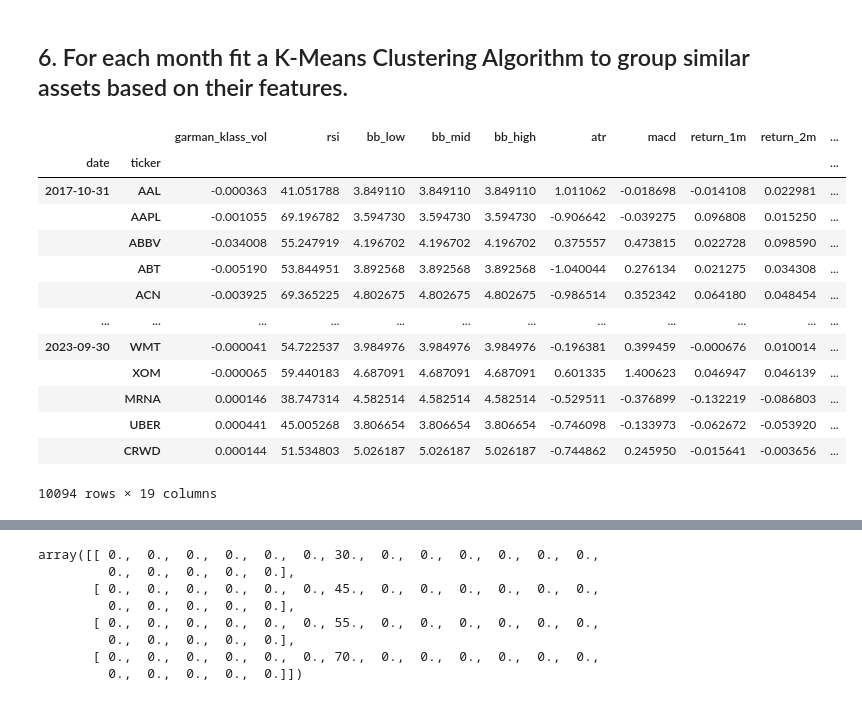
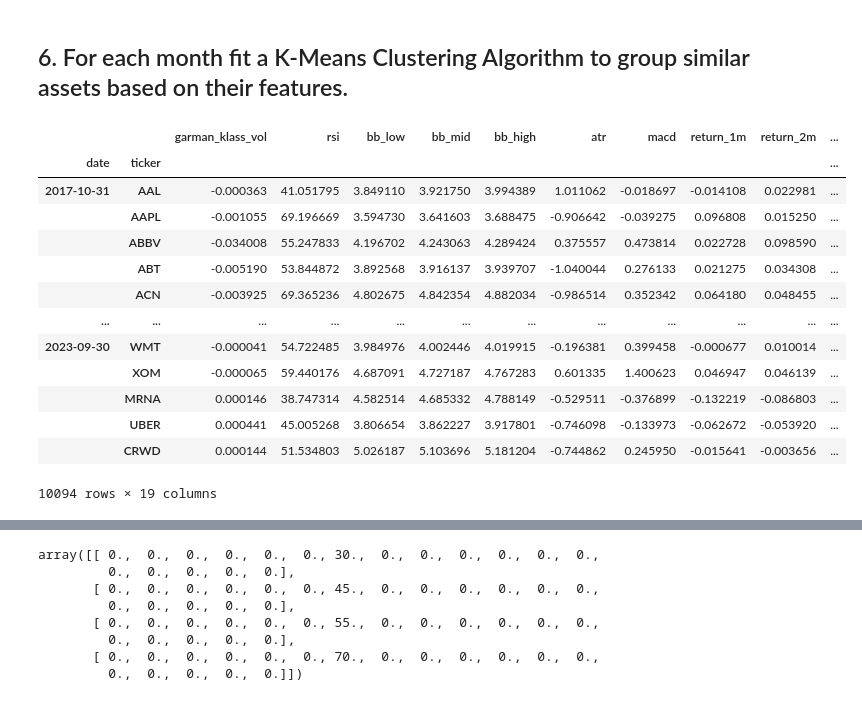
Before and after one commit to VishnuMano/TradingAlgorithm, a Jupyter notebook: ULStrat.ipynb, the cells around one changed output, grey strips where cells are left out. Saved outputs shown, nothing was run; the diff lists cells and outputs as text; code cells hidden in the pictures.

```diff
--- a/ULStrat.ipynb
+++ b/ULStrat.ipynb
@@ -90,17 +100,33 @@ df
 - MACD
 - Dollar Volume
 # %%
-# Garman-Klass Volatility
 df['garman_klass_vol'] = ((np.log(df['high'])-np.log(df['low']))**2)/2-(2*np.log(2)-1)*((np.log(df['adj close'])-np.log(df['open']))**2)
 
-# RSI
 df['rsi'] = df.groupby(level=1)['adj close'].transform(lambda x: pandas_ta.rsi(close=x, length=20))
 
-# Bollinger Bands
-# pandas_ta.bbands(close=df.xs('AAPL', level=1)['adj close'], lengh=20)
 df['bb_low'] = df.groupby(level=1)['adj close'].transform(lambda x: pandas_ta.bbands(close=np.log1p(x), length=20).iloc[:,0])
-df['bb_mid'] = df.groupby(level=1)['adj close'].transform(lambda x: pandas_ta.bbands(close=np.log1p(x), length=20).iloc[:,0])
-df['bb_high'] = df.groupby(level=1)['adj close'].transform(lambda x: pandas_ta.bbands(close=np.log1p(x), length=20).iloc[:,0])
+
+df['bb_mid'] = df.groupby(level=1)['adj close'].transform(lambda x: pandas_ta.bbands(close=np.log1p(x), length=20).iloc[:,1])
+
+df['bb_high'] = df.groupby(level=1)['adj close'].transform(lambda x: pandas_ta.bbands(close=np.log1p(x), length=20).iloc[:,2])
+
+def compute_atr(stock_data):
+    atr = pandas_ta.atr(high=stock_data['high'],
+                        low=stock_data['low'],
+                        close=stock_data['close'],
+                        length=14)
+    return atr.sub(atr.mean()).div(atr.std())
+
+df['atr'] = df.groupby(level=1, group_keys=False).apply(compute_atr)
+
+def compute_macd(close):
+    macd = pandas_ta.macd(close=close, length=20).iloc[:,0]
+    return macd.sub(macd.mean()).div(macd.std())
+
+df['macd'] = df.groupby(level=1, group_keys=False)['adj close'].apply(compute_macd)
+
+df['dollar_volume'] = (df['adj close']*df['volume'])/1e6
+
 df
 # %% [output]
 |  | Price | adj close | close | high | low | open | volume | garman_klass_vol | rsi | bb_low | ... |
@@ -366,32 +357,30 @@ memory usage: 1.4+ MB
 ## 6. For each month fit a K-Means Clustering Algorithm to group similar assets based on their features.
 # %%
 from sklearn.cluster import KMeans
-
-data = data.drop('cluster', axis=1)
 
 def get_clusters(df):
     df['cluster'] = KMeans(n_clusters=4,
                            random_state=0,
                            init=initial_centroids).fit(df).labels_
     return df
 
 data = data.dropna().groupby('date', group_keys=False).apply(get_clusters)
 
 data
 # %% [output]
 |  |  | garman_klass_vol | rsi | bb_low | bb_mid | bb_high | atr | macd | return_1m | return_2m | ... |
 | date | ticker |  |  |  |  |  |  |  |  |  | ... |
-| 2017-10-31 | AAL | -0.000363 | 41.051788 | 3.849110 | 3.849110 | 3.849110 | 1.011062 | -0.018698 | -0.014108 | 0.022981 | ... |
-|  | AAPL | -0.001055 | 69.196782 | 3.594730 | 3.594730 | 3.594730 | -0.906642 | -0.039275 | 0.096808 | 0.015250 | ... |
-|  | ABBV | -0.034008 | 55.247919 | 4.196702 | 4.196702 | 4.196702 | 0.375557 | 0.473815 | 0.022728 | 0.098590 | ... |
-|  | ABT | -0.005190 | 53.844951 | 3.892568 | 3.892568 | 3.892568 | -1.040044 | 0.276134 | 0.021275 | 0.034308 | ... |
-|  | ACN | -0.003925 | 69.365225 | 4.802675 | 4.802675 | 4.802675 | -0.986514 | 0.352342 | 0.064180 | 0.048454 | ... |
+| 2017-10-31 | AAL | -0.000363 | 41.051795 | 3.849110 | 3.921750 | 3.994389 | 1.011062 | -0.018697 | -0.014108 | 0.022981 | ... |
+|  | AAPL | -0.001055 | 69.196669 | 3.594730 | 3.641603 | 3.688475 | -0.906642 | -0.039275 | 0.096808 | 0.015250 | ... |
+|  | ABBV | -0.034008 | 55.247833 | 4.196702 | 4.243063 | 4.289424 | 0.375557 | 0.473814 | 0.022728 | 0.098590 | ... |
+|  | ABT | -0.005190 | 53.844872 | 3.892568 | 3.916137 | 3.939707 | -1.040044 | 0.276133 | 0.021275 | 0.034308 | ... |
+|  | ACN | -0.003925 | 69.365236 | 4.802675 | 4.842354 | 4.882034 | -0.986514 | 0.352342 | 0.064180 | 0.048455 | ... |
 | ... | ... | ... | ... | ... | ... | ... | ... | ... | ... | ... | ... |
-| 2023-09-30 | WMT | -0.000041 | 54.722537 | 3.984976 | 3.984976 | 3.984976 | -0.196381 | 0.399459 | -0.000676 | 0.010014 | ... |
-|  | XOM | -0.000065 | 59.440183 | 4.687091 | 4.687091 | 4.687091 | 0.601335 | 1.400623 | 0.046947 | 0.046139 | ... |
-|  | MRNA | 0.000146 | 38.747314 | 4.582514 | 4.582514 | 4.582514 | -0.529511 | -0.376899 | -0.132219 | -0.086803 | ... |
-|  | UBER | 0.000441 | 45.005268 | 3.806654 | 3.806654 | 3.806654 | -0.746098 | -0.133973 | -0.062672 | -0.053920 | ... |
-|  | CRWD | 0.000144 | 51.534803 | 5.026187 | 5.026187 | 5.026187 | -0.744862 | 0.245950 | -0.015641 | -0.003656 | ... |
+| 2023-09-30 | WMT | -0.000041 | 54.722485 | 3.984976 | 4.002446 | 4.019915 | -0.196381 | 0.399458 | -0.000677 | 0.010014 | ... |
+|  | XOM | -0.000065 | 59.440176 | 4.687091 | 4.727187 | 4.767283 | 0.601335 | 1.400623 | 0.046947 | 0.046139 | ... |
+|  | MRNA | 0.000146 | 38.747314 | 4.582514 | 4.685332 | 4.788149 | -0.529511 | -0.376899 | -0.132219 | -0.086803 | ... |
+|  | UBER | 0.000441 | 45.005268 | 3.806654 | 3.862227 | 3.917801 | -0.746098 | -0.133973 | -0.062672 | -0.053920 | ... |
+|  | CRWD | 0.000144 | 51.534803 | 5.026187 | 5.103696 | 5.181204 | -0.744862 | 0.245950 | -0.015641 | -0.003656 | ... |
 10094 rows × 19 columns
 # %%
 def plot_clusters(data):
```
Also changed, not shown: parts of 20 cells of this notebook.
